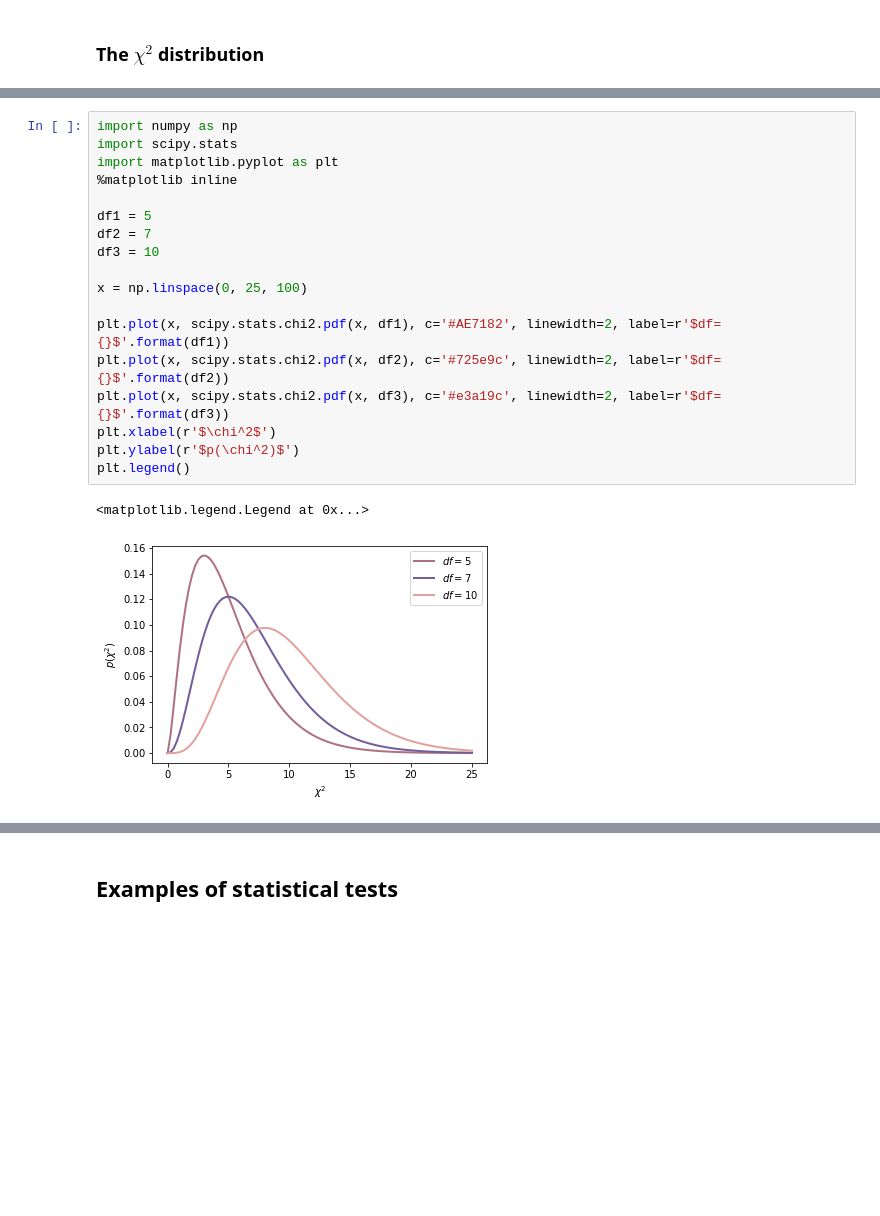
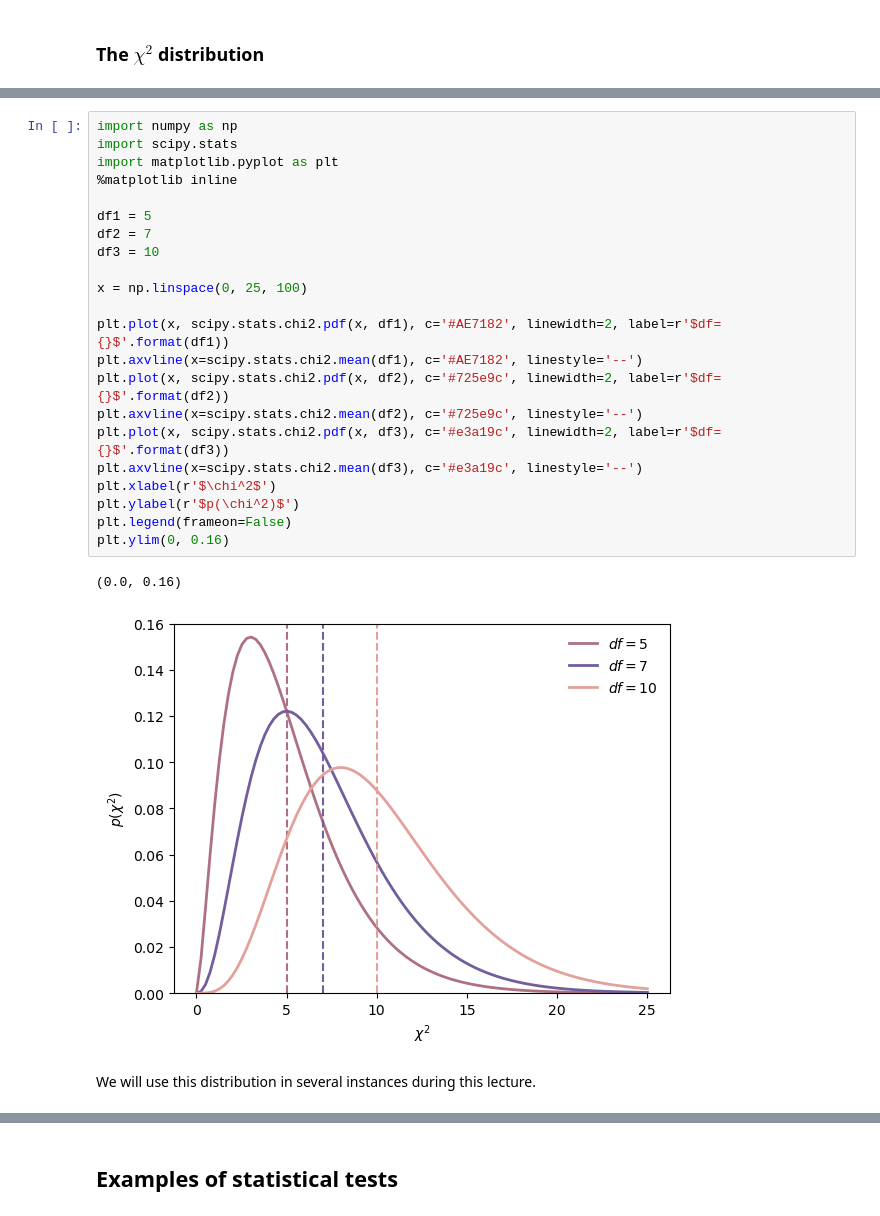
Before and after one commit to hou-physics/stat_methods_AIfA_2024_group_07, a Jupyter notebook: lecture_06/L06_goodness-of-fit.ipynb, the cells around one changed output, grey strips where cells are left out. Saved outputs shown, nothing was run; the diff lists cells and outputs as text; blank space fills up the shorter version.

```diff
--- a/lecture_06/L06_goodness-of-fit.ipynb
+++ b/lecture_06/L06_goodness-of-fit.ipynb
@@ -16,24 +18,30 @@ The $\chi^2$ distribution is a central distribution in statistics. Let $(x_1, ..
 # %%
 import numpy as np
 import scipy.stats
 import matplotlib.pyplot as plt
 %matplotlib inline
 
 df1 = 5
 df2 = 7
 df3 = 10
 
 x = np.linspace(0, 25, 100)
 
 plt.plot(x, scipy.stats.chi2.pdf(x, df1), c='#AE7182', linewidth=2, label=r'$df={}$'.format(df1))
+plt.axvline(x=scipy.stats.chi2.mean(df1), c='#AE7182', linestyle='--')
 plt.plot(x, scipy.stats.chi2.pdf(x, df2), c='#725e9c', linewidth=2, label=r'$df={}$'.format(df2))
+plt.axvline(x=scipy.stats.chi2.mean(df2), c='#725e9c', linestyle='--')
 plt.plot(x, scipy.stats.chi2.pdf(x, df3), c='#e3a19c', linewidth=2, label=r'$df={}$'.format(df3))
+plt.axvline(x=scipy.stats.chi2.mean(df3), c='#e3a19c', linestyle='--')
 plt.xlabel(r'$\chi^2$')
 plt.ylabel(r'$p(\chi^2)$')
-plt.legend()
+plt.legend(frameon=False)
+plt.ylim(0, 0.16)
 # %% [output]
-<matplotlib.legend.Legend at 0x...>
+(0.0, 0.16)
-[figure, old version]
+[figure, new version]
+# %% [markdown]
+We will use this distribution in several instances during this lecture.
 # %% [markdown]
 ### Introduction
 
```
Also changed, not shown: parts of 5 cells of this notebook, 1 other file.
